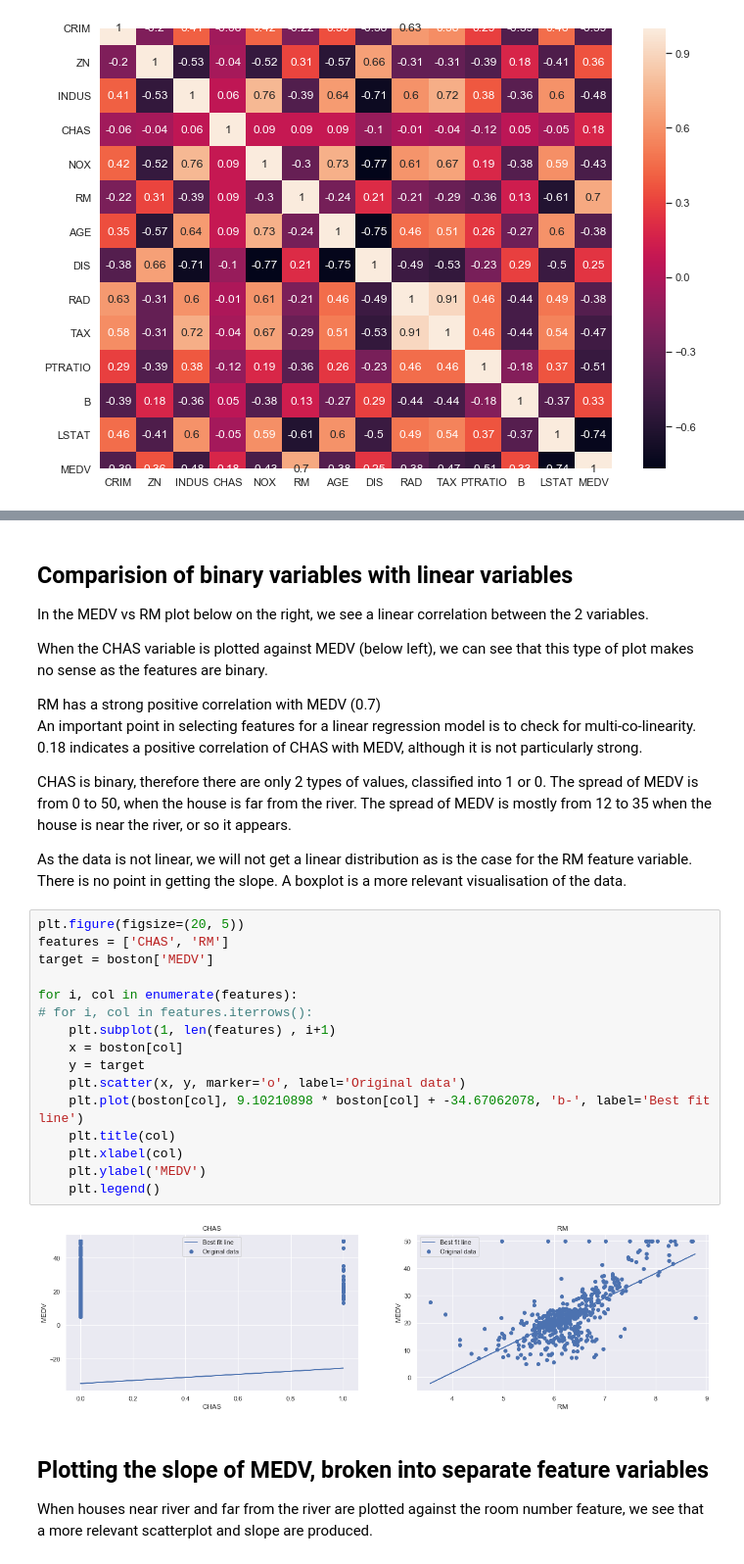
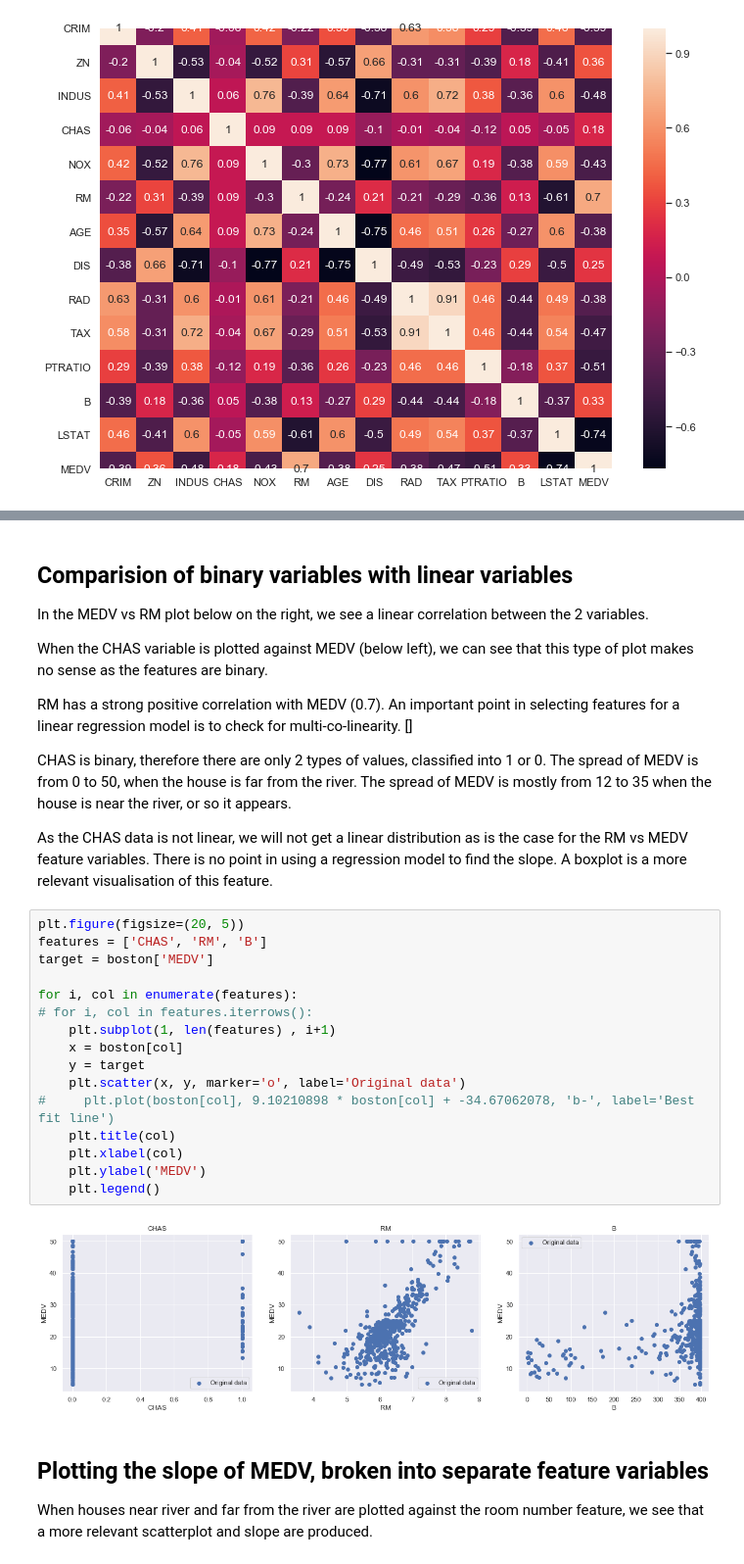
Before and after one commit to joanh3aly/boston-house-prices, a Jupyter notebook: boston-house-prices-analysis.ipynb, the cells around one changed output, grey strips where cells are left out. Shown at 98% size. Drawn from its saved outputs; the diff is of its cells as text.

```diff
--- a/boston-house-prices-analysis.ipynb
+++ b/boston-house-prices-analysis.ipynb
@@ -267,31 +272,29 @@ In the MEDV vs RM plot below on the right, we see a linear correlation between t
 
 When the CHAS variable is plotted against MEDV (below left), we can see that this type of plot makes no sense as the features are binary.
 
-RM has a strong positive correlation with MEDV (0.7)
-An important point in selecting features for a linear regression model is to check for multi-co-linearity.
-0.18 indicates a positive correlation of CHAS with MEDV, although it is not particularly strong.
+RM has a strong positive correlation with MEDV (0.7). An important point in selecting features for a linear regression model is to check for multi-co-linearity. []
 
 CHAS is binary, therefore there are only 2 types of values, classified into 1 or 0. The spread of MEDV is from 0 to 50, when the house is far from the river. The spread of MEDV is mostly from 12 to 35 when the house is near the river, or so it appears.
 
-As the data is not linear, we will not get a linear distribution as is the case for the RM feature variable. There is no point in getting the slope. A boxplot is a more relevant visualisation of the data.
+As the CHAS data is not linear, we will not get a linear distribution as is the case for the RM vs MEDV feature variables. There is no point in using a regression model to find the slope. A boxplot is a more relevant visualisation of this feature.
 # %%
 plt.figure(figsize=(20, 5))
-features = ['CHAS', 'RM']
+features = ['CHAS', 'RM', 'B']
 target = boston['MEDV']
 
 for i, col in enumerate(features):
 # for i, col in features.iterrows():
     plt.subplot(1, len(features) , i+1)
     x = boston[col]
     y = target
     plt.scatter(x, y, marker='o', label='Original data')
-    plt.plot(boston[col], 9.10210898 * boston[col] + -34.67062078, 'b-', label='Best fit line')
+#     plt.plot(boston[col], 9.10210898 * boston[col] + -34.67062078, 'b-', label='Best fit line')
     plt.title(col)
     plt.xlabel(col)
     plt.ylabel('MEDV')
     plt.legend()
 # %% [output]
-[figure, old version]
+[figure, new version]
 # %% [markdown]
 ## Plotting the slope of MEDV, broken into separate feature variables
 When houses near river and far from the river are plotted against the room number feature, we see that a more relevant scatterplot and slope are produced.
```
Also changed, not shown: parts of 69 cells of this notebook.
